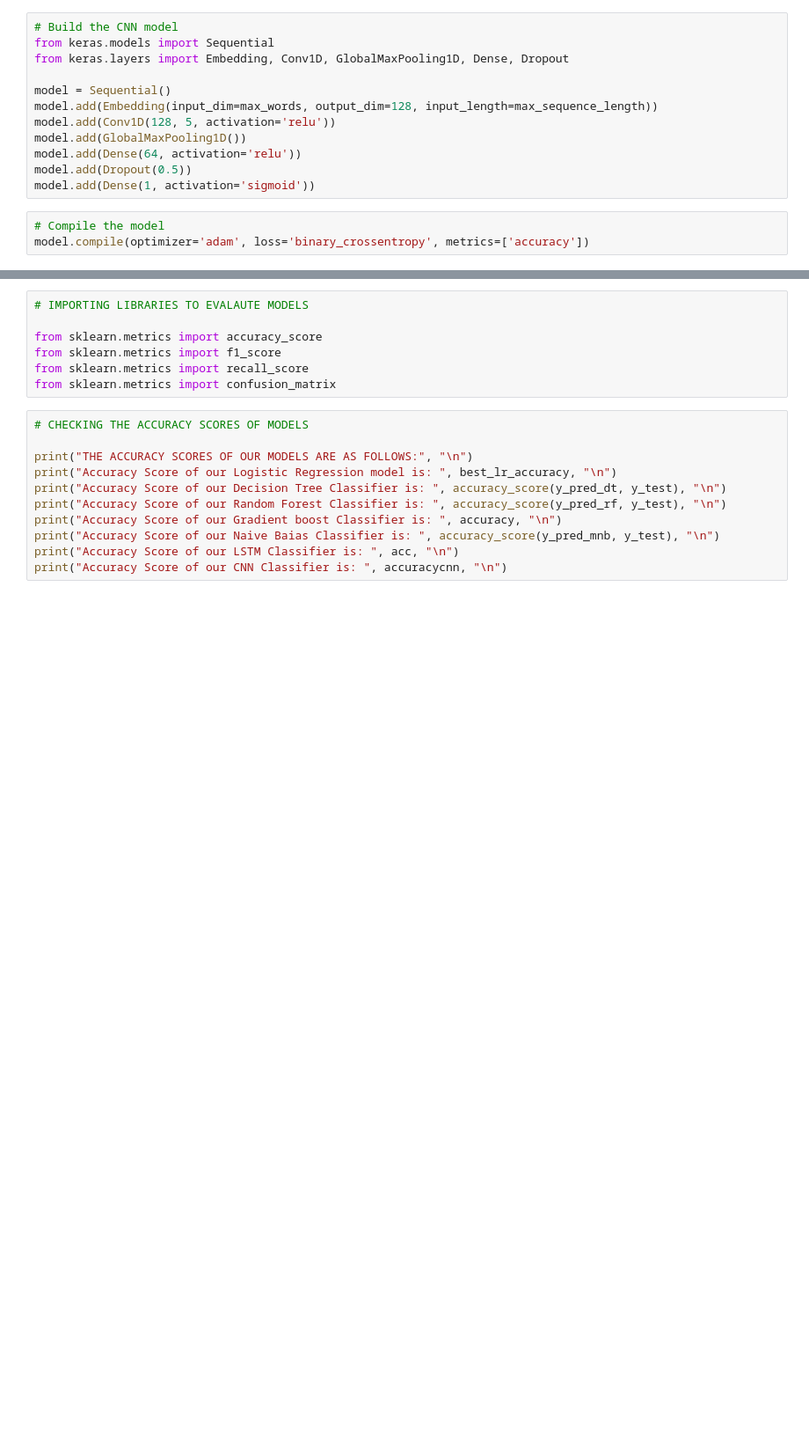
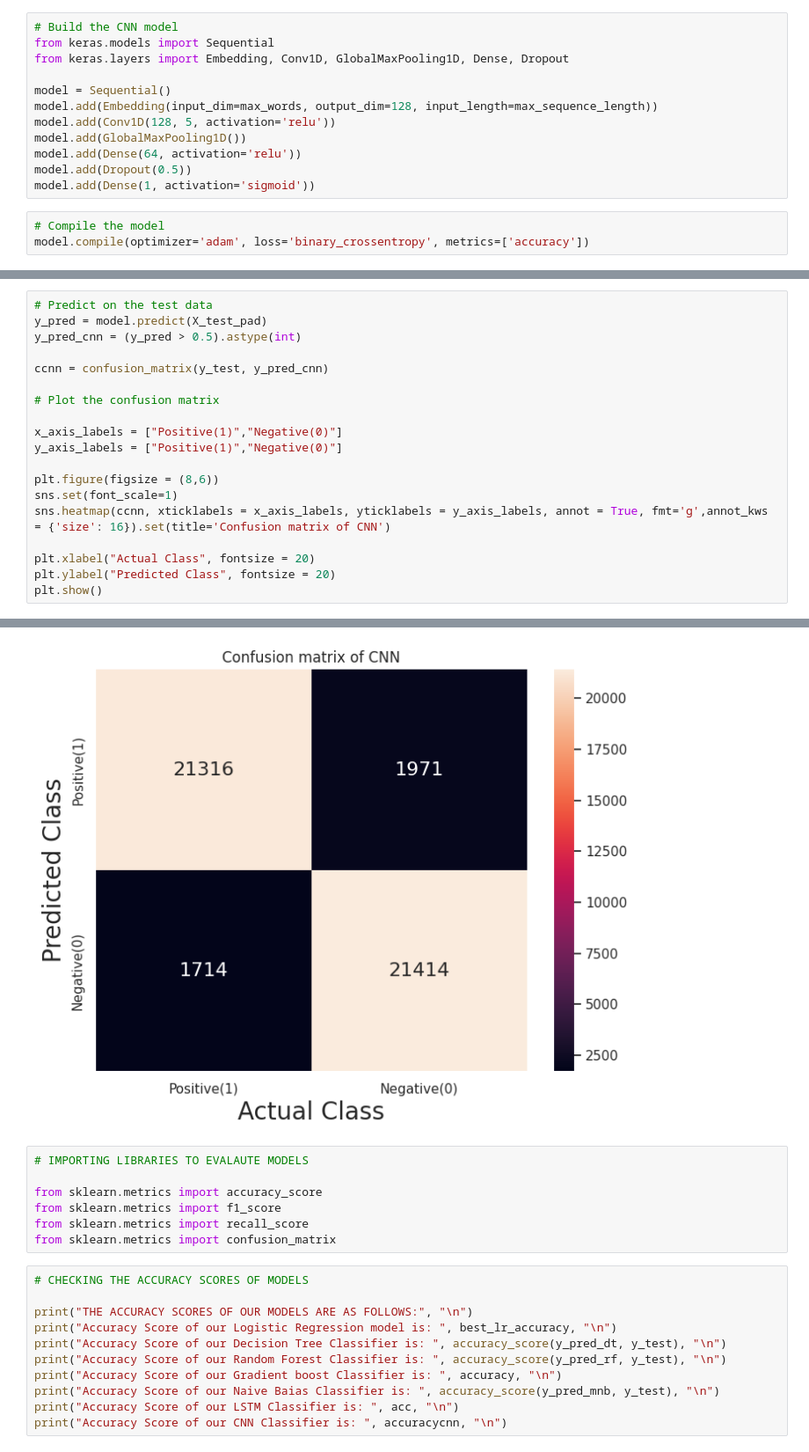
Before and after one commit to Susmita-Priya/twitter_depression, a Jupyter notebook: Twitter.ipynb, the cells around one changed output, grey strips where cells are left out. Shown at 88% size. Drawn from its saved outputs; the diff is of its cells as text; blank space fills up the shorter version.

```diff
--- a/Twitter.ipynb
+++ b/Twitter.ipynb
@@ -1026,0 +1027,20 @@ Test Accuracy: 0.9089303016662598
+# %%
+# Predict on the test data
+y_pred = model.predict(X_test_pad)
+y_pred_cnn = (y_pred > 0.5).astype(int)
+
+ccnn = confusion_matrix(y_test, y_pred_cnn)
+
+# Plot the confusion matrix
+
+x_axis_labels = ["Positive(1)","Negative(0)"]
+y_axis_labels = ["Positive(1)","Negative(0)"]
+
+plt.figure(figsize = (8,6))
+sns.set(font_scale=1)
+sns.heatmap(ccnn, xticklabels = x_axis_labels, yticklabels = y_axis_labels, annot = True, fmt='g',annot_kws = {'size': 16}).set(title='Confusion matrix of CNN')
+
+plt.xlabel("Actual Class", fontsize = 20)
+plt.ylabel("Predicted Class", fontsize = 20)
+plt.show()
+# %% [output]
@@ -1027,3 +1048,4 @@ Test Accuracy: 0.9089303016662598
+[figure, added]
 # %%
 # IMPORTING LIBRARIES TO EVALAUTE MODELS
 
```
Also changed, not shown: parts of 33 cells of this notebook.
